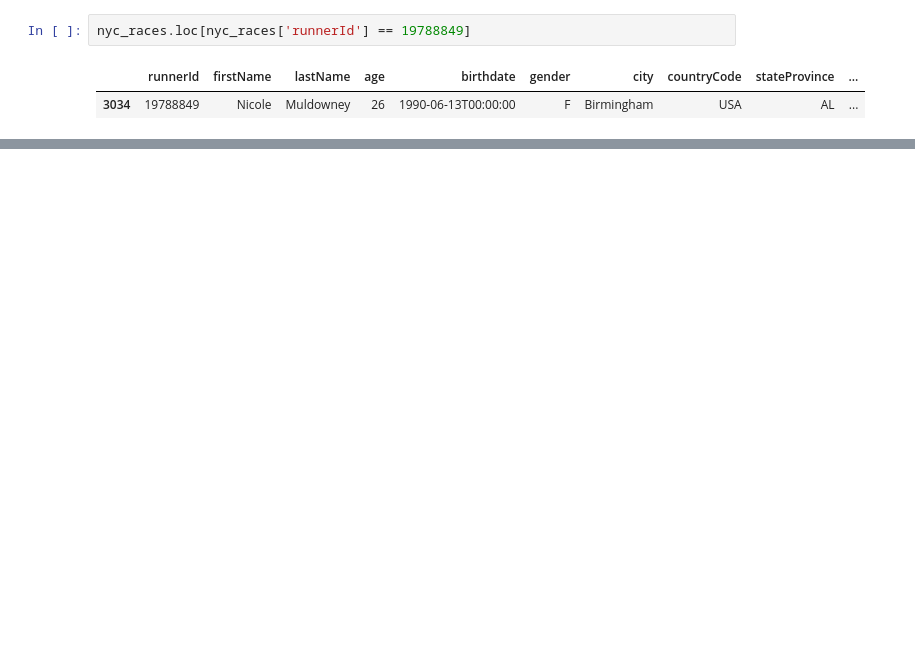
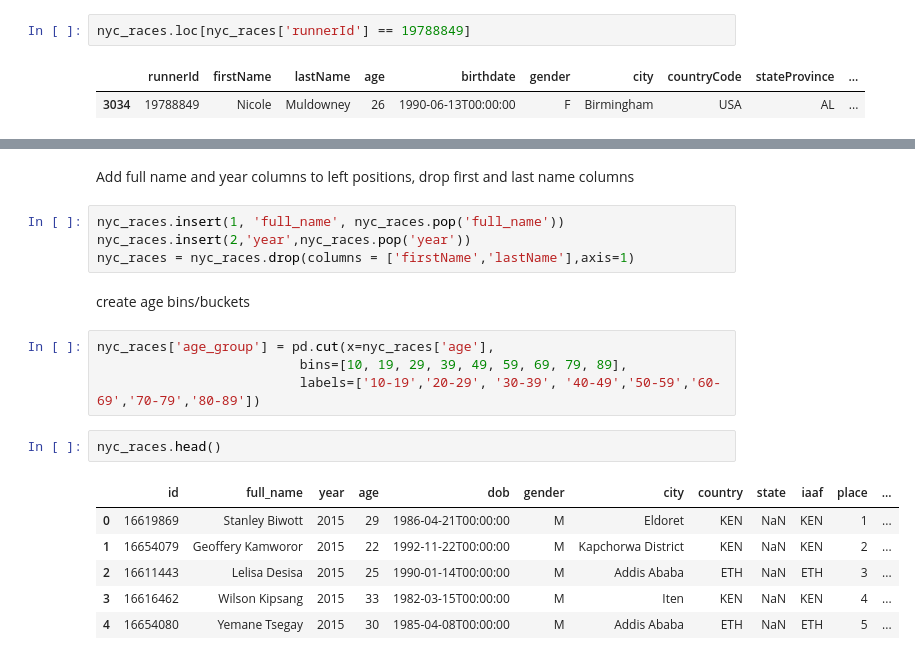
Before and after one commit to nmuldowney/nyc-marathon-capstone, a Jupyter notebook: notebooks/all_marathons.ipynb, the cells around one changed output, grey strips where cells are left out. Saved outputs shown, nothing was run; the diff lists cells and outputs as text; blank space fills up the shorter version.

```diff
--- a/notebooks/all_marathons.ipynb
+++ b/notebooks/all_marathons.ipynb
@@ -108,0 +90,21 @@ nyc_races.loc[nyc_races['runnerId'] == 19788849]
+# %% [markdown]
+Add full name and year columns to left positions, drop first and last name columns
+# %%
+nyc_races.insert(1, 'full_name', nyc_races.pop('full_name'))
+nyc_races.insert(2,'year',nyc_races.pop('year'))
+nyc_races = nyc_races.drop(columns = ['firstName','lastName'],axis=1)
+# %% [markdown]
+create age bins/buckets
+# %%
+nyc_races['age_group'] = pd.cut(x=nyc_races['age'],
+                          bins=[10, 19, 29, 39, 49, 59, 69, 79, 89],
+                          labels=['10-19','20-29', '30-39', '40-49','50-59','60-69','70-79','80-89'])
+# %%
+nyc_races.head()
+# %% [output]
+|  | id | full_name | year | age | dob | gender | city | country | state | iaaf | place | ... |
+| 0 | 16619869 | Stanley Biwott | 2015 | 29 | 1986-04-21T00:00:00 | M | Eldoret | KEN | NaN | KEN | 1 | ... |
+| 1 | 16654079 | Geoffery Kamworor | 2015 | 22 | 1992-11-22T00:00:00 | M | Kapchorwa District | KEN | NaN | KEN | 2 | ... |
+| 2 | 16611443 | Lelisa Desisa | 2015 | 25 | 1990-01-14T00:00:00 | M | Addis Ababa | ETH | NaN | ETH | 3 | ... |
+| 3 | 16616462 | Wilson Kipsang | 2015 | 33 | 1982-03-15T00:00:00 | M | Iten | KEN | NaN | KEN | 4 | ... |
+| 4 | 16654080 | Yemane Tsegay | 2015 | 30 | 1985-04-08T00:00:00 | M | Addis Ababa | ETH | NaN | ETH | 5 | ... |
```
Also changed, not shown: parts of 15 cells of this notebook, 1 other file.
